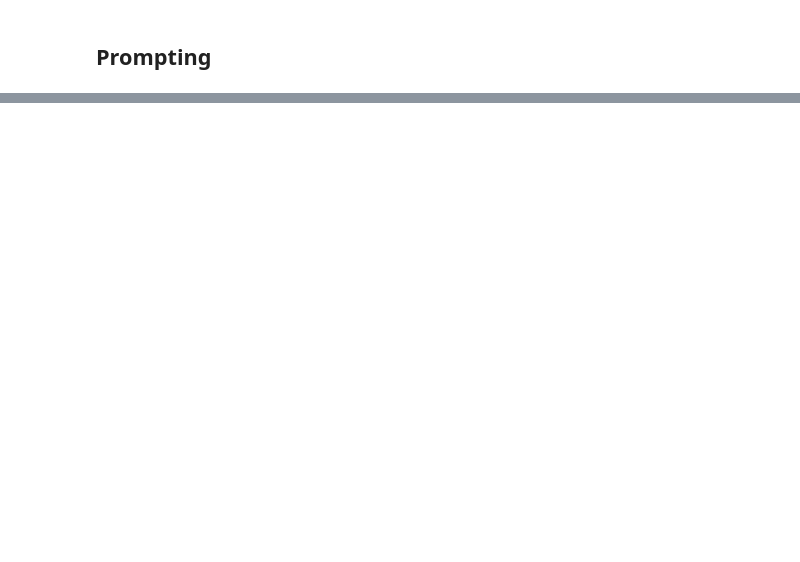
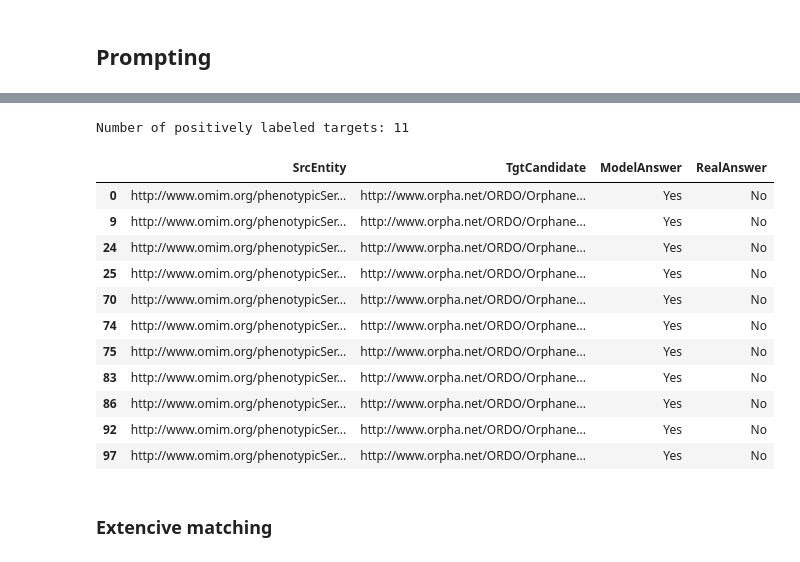
Before and after one commit to DmShums/KG-LLM, a Jupyter notebook: ontology-matching-llms.ipynb, the cells around one changed output, grey strips where cells are left out. Drawn from its saved outputs; the diff is of its cells as text; code cells hidden in the pictures; blank space fills up the shorter version.

```diff
--- a/ontology-matching-llms.ipynb
+++ b/ontology-matching-llms.ipynb
@@ -774,0 +833,11 @@ test_candidates.head()
+# %%
+src_entity = OntologyEntryAttr(test_case['SrcEntity'], onto_src)
+tgt_entity = OntologyEntryAttr(test_case['TgtEntity'], onto_tgt)
+
+candidate_idx = 0
+candidate_entity = OntologyEntryAttr(test_case['TgtCandidates'][candidate_idx], onto_tgt)
+
+prompt = dummy_prompt(src_entity, candidate_entity)
+# model_response = mistral.ask_question(prompt)
+# pred_answer = dummy_answer_extraction(model_response)
+print(prompt)
@@ -775,3 +859,38 @@ test_candidates.head()
+# %%
+import random
+# set logging level to ignore most of the logs
+logging.getLogger().setLevel(logging.WARNING)
+
+src_entity = OntologyEntryAttr(test_case['SrcEntity'], onto_src)
+for idx, row in test_case_results_df.iterrows():
+    candidate_entity = OntologyEntryAttr(row['TgtCandidate'], onto_tgt)
+    prompt = dummy_prompt(src_entity, candidate_entity)
+    # model_response = mistral.ask_question(prompt)
+    model_response = 'Yes.' if random.random() > 0.8 else 'No.'
+    pred_answer = dummy_answer_extraction(model_response)
+    test_case_results_df.loc[idx, 'ModelResponse'] = model_response
+    test_case_results_df.loc[idx, 'ModelAnswer'] = pred_answer
+    # print(prompt)
+# %%
+positive_targets = test_case_results_df[test_case_results_df['ModelAnswer'] == 'Yes']
+print(f"Number of positively labeled targets: {len(positive_targets)}")
+positive_targets
+# %% [output]
+Number of positively labeled targets: 11
+|  | SrcEntity | TgtCandidate | ModelAnswer | RealAnswer |
+| 0 | http://www.omim.org/phenotypicSer... | http://www.orpha.net/ORDO/Orphane... | Yes | No |
+| 9 | http://www.omim.org/phenotypicSer... | http://www.orpha.net/ORDO/Orphane... | Yes | No |
+| 24 | http://www.omim.org/phenotypicSer... | http://www.orpha.net/ORDO/Orphane... | Yes | No |
+| 25 | http://www.omim.org/phenotypicSer... | http://www.orpha.net/ORDO/Orphane... | Yes | No |
+| 70 | http://www.omim.org/phenotypicSer... | http://www.orpha.net/ORDO/Orphane... | Yes | No |
+| 74 | http://www.omim.org/phenotypicSer... | http://www.orpha.net/ORDO/Orphane... | Yes | No |
+| 75 | http://www.omim.org/phenotypicSer... | http://www.orpha.net/ORDO/Orphane... | Yes | No |
+| 83 | http://www.omim.org/phenotypicSer... | http://www.orpha.net/ORDO/Orphane... | Yes | No |
+| 86 | http://www.omim.org/phenotypicSer... | http://www.orpha.net/ORDO/Orphane... | Yes | No |
+| 92 | http://www.omim.org/phenotypicSer... | http://www.orpha.net/ORDO/Orphane... | Yes | No |
+| 97 | http://www.omim.org/phenotypicSer... | http://www.orpha.net/ORDO/Orphane... | Yes | No |
+# %% [markdown]
+### Extencive matching
 # %%
 def implication_prompt(source_entry, target_entry):
     """
```
Also changed, not shown: parts of 41 cells of this notebook.
